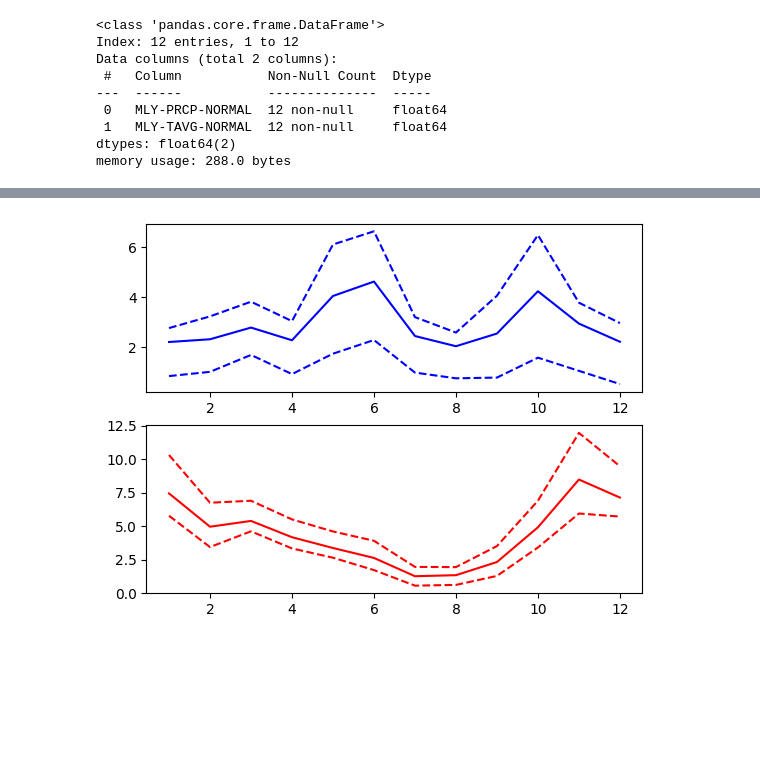
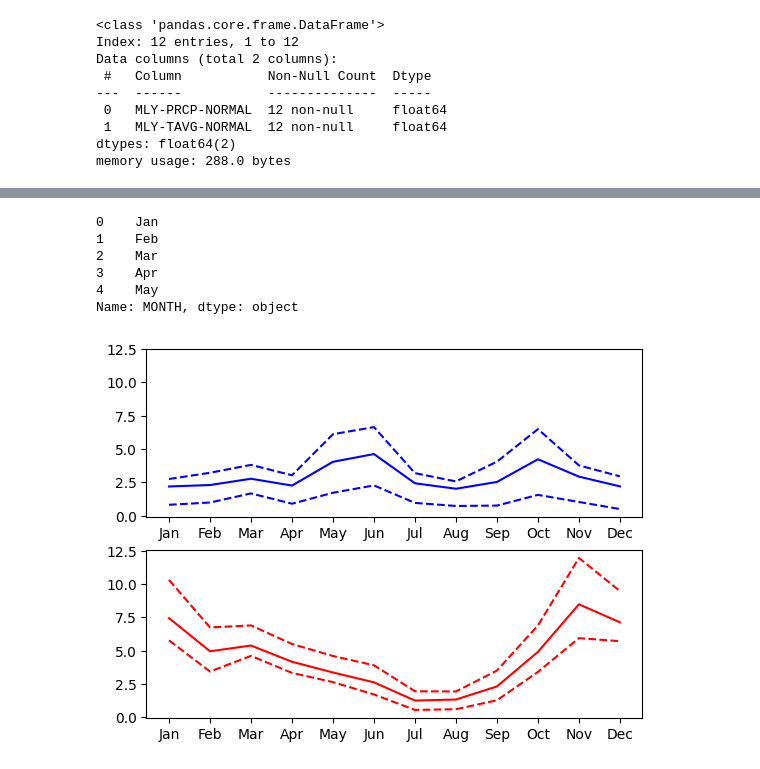
Before and after one commit to Kinetics20/Data_viz_lab, a Jupyter notebook: matplotlib_2.ipynb, the cells around one changed output, grey strips where cells are left out. Saved outputs shown, nothing was run; the diff lists cells and outputs as text; code cells hidden in the pictures; blank space fills up the shorter version.

```diff
--- a/matplotlib_2.ipynb
+++ b/matplotlib_2.ipynb
@@ -154,0 +155,3 @@ plt.show()
+# %%
+austin_weather['MONTH'] = pd.to_datetime(austin_weather['DATE'], format='%m').dt.strftime('%b')
+austin_weather['MONTH'].head(n=13)
@@ -155,17 +172,44 @@ plt.show()
+# %%
+months = {
+    1: "Jan",
+    2: "Feb",
+    3: "Mar",
+    4: "Apr",
+    5: "May",
+    6: "Jun",
+    7: "Jul",
+    8: "Aug",
+    9: "Sep",
+    10: "Oct",
+    11: "Nov",
+    12: "Dec"
+}
+
+seattle_weather['MONTH'] = seattle_weather['DATE'].apply(lambda x: months[x])
+seattle_weather['MONTH'].head()
+# %% [output]
+0    Jan
+1    Feb
+2    Mar
+3    Apr
+4    May
+Name: MONTH, dtype: object
 # %%
-austin = austin_weather.groupby('DATE')[['MLY-PRCP-NORMAL']].mean()
-seattle = seattle_weather.groupby('DATE')[['MLY-PRCP-NORMAL', 'MLY-PRCP-25PCTL', 'MLY-PRCP-75PCTL']].mean()
+austin = austin_weather.groupby('MONTH', sort=False)[['MLY-PRCP-NORMAL', 'MLY-PRCP-25PCTL', 'MLY-PRCP-75PCTL']].mean()
+seattle = seattle_weather.groupby('MONTH', sort=False)[['MLY-PRCP-NORMAL', 'MLY-PRCP-25PCTL', 'MLY-PRCP-75PCTL']].mean()
 # %%
-fig, ax = plt.subplots(2, 1)
+fig, ax = plt.subplots(2, 1, sharey=True)
 
-ax[0].plot(austin.index, austin, color='b')
-ax[0].plot(austin.index, austin_weather['MLY-PRCP-25PCTL'], linestyle='--', color='b')
-ax[0].plot(austin.index, austin_weather['MLY-PRCP-75PCTL'], linestyle='--', color='b')
+ax[0].plot(austin.index, austin['MLY-PRCP-NORMAL'], color='b')
+ax[0].plot(austin.index, austin['MLY-PRCP-25PCTL'], linestyle='--', color='b')
+ax[0].plot(austin.index, austin['MLY-PRCP-75PCTL'], linestyle='--', color='b')
 
 ax[1].plot(seattle.index, seattle['MLY-PRCP-NORMAL'], color='r')
 ax[1].plot(seattle.index, seattle['MLY-PRCP-25PCTL'], linestyle='--', color='r')
 ax[1].plot(seattle.index, seattle['MLY-PRCP-75PCTL'], linestyle='--', color='r')
 
+# plt.style.use('default')
+
 plt.show()
 # %% [output]
-[figure, old version]
+[figure, new version]
```
Also changed, not shown: parts of 9 cells of this notebook.
